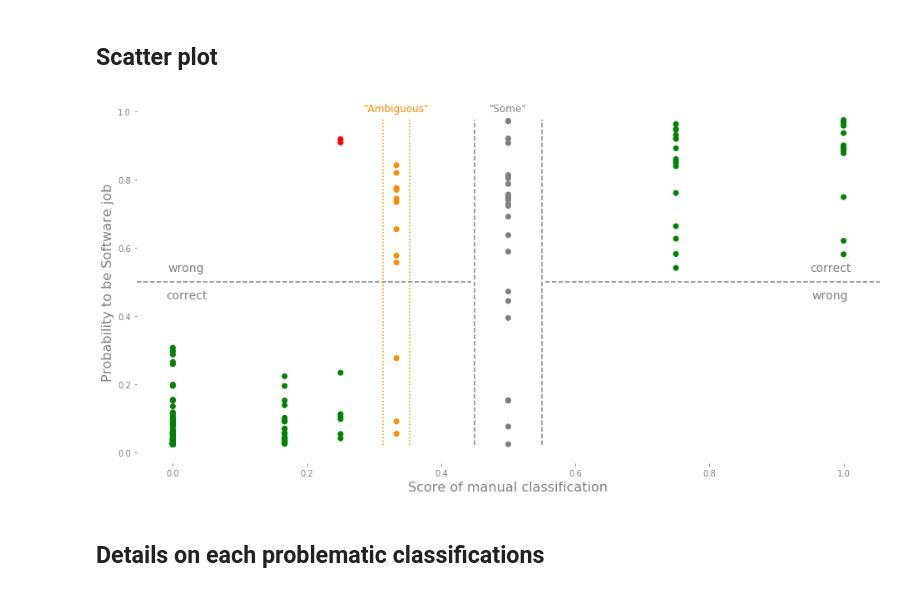
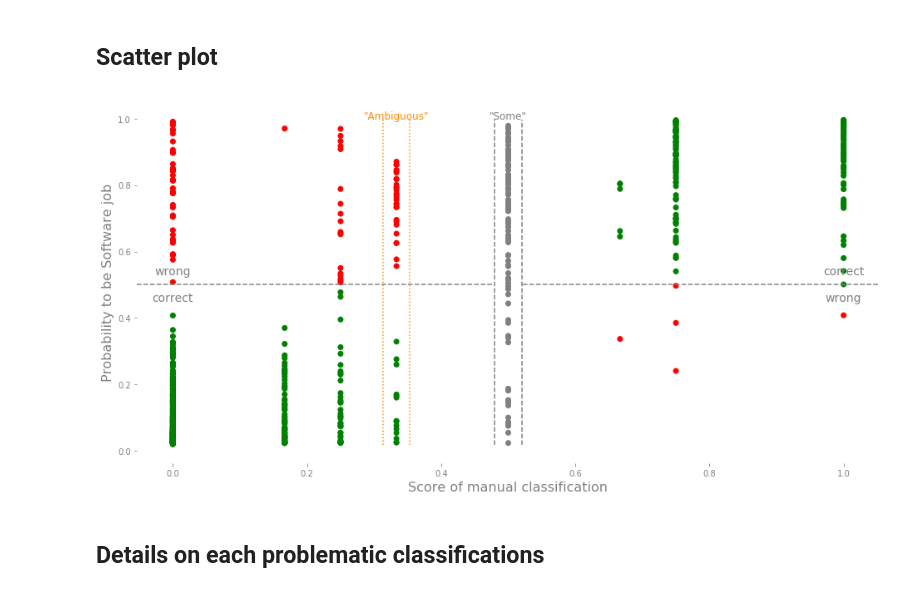
Before and after one commit to softwaresaved/jamie, a Jupyter notebook: jobAnalysis/dataPrediction/prediction_dev.ipynb, the cells around one changed output. Saved outputs shown, nothing was run; the diff lists cells and outputs as text; code cells hidden in the pictures.

```diff
--- a/jobAnalysis/dataPrediction/prediction_dev.ipynb
+++ b/jobAnalysis/dataPrediction/prediction_dev.ipynb
@@ -71,6 +101,8 @@ def calculate_score(row):
     elif insufficient == 1:
         if len(list_values) == 1:
             return -0
+        elif len(list_values) == 0:
+            return -10
         else:
             return (-(sum(list_values) / float(len(list_values))))/2
     else:
@@ -79,6 +111,6 @@ def calculate_score(row):
         else:
             return (sum(list_values) / float(len(list_values)))/2
 # %%
-training['agg_tag'] = df.loc[:, ['tags_1', 'tags_2', 'tags_3']].apply(calculate_score, axis=1)
-training['agg_tag'].value_counts()
+df['agg_tag'] = df.loc[:, ['tags_1', 'tags_2', 'tags_3']].apply(calculate_score, axis=1)
+df['agg_tag'].value_counts()
 # %% [output]
@@ -97,7 +130,7 @@ training['agg_tag'].value_counts()
 Name: agg_tag, dtype: int64
 # %%
-training['created_tag'] = training['agg_tag'].apply(lambda x: 1 if abs(x)>=.5 and abs(x) < 10 else 0)
-training['corresponding_tag'] = np.where(training['created_tag'] == training['prediction'], True, False)
+df['created_tag'] = df['agg_tag'].apply(lambda x: 1 if abs(x)>=.5 and abs(x) < 10 else 0)
+df['corresponding_tag'] = np.where(df['created_tag'] == df['prediction'], True, False)
 # %%
 #training[['run_tag', 'tags_1', 'tags_2', 'tags_3', 'agg_tag', 'created_tag', 'prediction', 'prediction_proba', 'corresponding_tag']]
 # %% [markdown]
@@ -178,62 +211,59 @@ Normalized confusion matrix
 def color_right(x, y):
     col = list()
     for i, j in zip(x, y):
-        if i < 0.33 and j < 0.5:
+        if i < 0.5 and j < 0.5:
             col.append('g')
-        elif i < 0.33 and j > 0.5:
-            col.append('r')
         elif i > 0.5 and j > 0.5:
             col.append('g')
+        elif i < 0.5 and j > 0.5:
+            col.append('r')
         elif i > 0.5 and j < 0.5:
             col.append('r')
-        elif i == 0.5:
+        else:
             col.append('grey')
-        else:
-            col.append('darkorange')
     return col
 # %%
 # Get a scatter plot to see the relation between the agg_tag score and the prediction proba to see where the model failed
 # It seems to performing relatively according to expectation. There is a confusing point when aggregate score == 1
 # and when the aggregate score is between 0.5 and 0.75 where it appears to classify it as in the opposite direction
 # These score seems to represent ambiguious score where people have opposite views on the jobs ads.
 
-tag_creat = [abs(x) for x in training['agg_tag'] if abs(x) < 10]
-pred_inv = [x for x in  training[training['agg_tag'] > -10]['prediction_proba']]
+tag_creat = [abs(x) for x in df['agg_tag'] if abs(x) < 10]
+pred_inv = [x for x in  df[df['agg_tag'] > -10]['prediction_proba']]
 
 col = color_right(tag_creat, pred_inv)
 
 fig, ax = plt.subplots(figsize=(16, 8))
 
-plt.axhline(y=0.5, xmax=0.45, color='grey', linestyle='--')
-plt.axvline(x=0.45, ymin=0.05, ymax=0.95, color='grey', linestyle='--')
+plt.axhline(y=0.5, xmax=0.48, color='grey', linestyle='--')
+plt.axvline(x=0.48, ymin=0.05, ymax=0.95, color='grey', linestyle='--')
 
-plt.axhline(y=0.5, xmin=0.55, color='grey', linestyle='--')
-plt.axvline(x=0.55,ymin=0.05, ymax=0.95, color='grey', linestyle='--')
+plt.axhline(y=0.5, xmin=0.52, color='grey', linestyle='--')
+plt.axvline(x=0.52,ymin=0.05, ymax=0.95, color='grey', linestyle='--')
 
 plt.axvline(x=0.31333, ymin=0.05, ymax=0.95, color='darkorange', linestyle=':')
 plt.axvline(x=0.35333,ymin=0.05, ymax=0.95, color='darkorange', linestyle=':')
 plt.text(0.3333,1,'"Ambiguous"', color='darkorange', fontsize=12, horizontalalignment='center')
 
 plt.text(0.5,1,'"Some"', color='grey', fontsize=12, horizontalalignment='center')
 
-plt.text(0.98,0.53,'correct', color='grey',fontsize=14, horizontalalignment='center')
-plt.text(0.02,0.45,'correct', color='grey',fontsize=14, horizontalalignment='center')
-plt.text(0.98,0.45,'wrong', color='grey', fontsize=14, horizontalalignment='center')
-plt.text(0.02,0.53,'wrong', color='grey', fontsize=14, horizontalalignment='center')
+plt.text(1,0.53,'correct', color='grey',fontsize=14, horizontalalignment='center')
+plt.text(0,0.45,'correct', color='grey',fontsize=14, horizontalalignment='center')
+plt.text(1,0.45,'wrong', color='grey', fontsize=14, horizontalalignment='center')
+plt.text(0,0.53,'wrong', color='grey', fontsize=14, horizontalalignment='center')
 
 ax.set_ylabel('Probability to be Software job', fontsize=16, color='grey')
 ax.tick_params(axis='y', colors='grey')
 
 ax.set_xlabel('Score of manual classification', fontsize=16, color='grey')
 ax.tick_params(axis='x', colors='grey')
 
 plt.scatter(tag_creat, pred_inv, color=col)
 
-#ax.xlabel('Score of manual classification', fontsize=14, color='grey')
 for d in ["left", "top", "bottom", "right"]:
     plt.gca().spines[d].set_visible(False)
 # %% [output]
-[figure, old version]
+[figure, new version]
 # %% [markdown]
 ## Details on each problematic classifications
 # %% [markdown]
```
Also changed, not shown: parts of 21 cells of this notebook, 3 other files.
